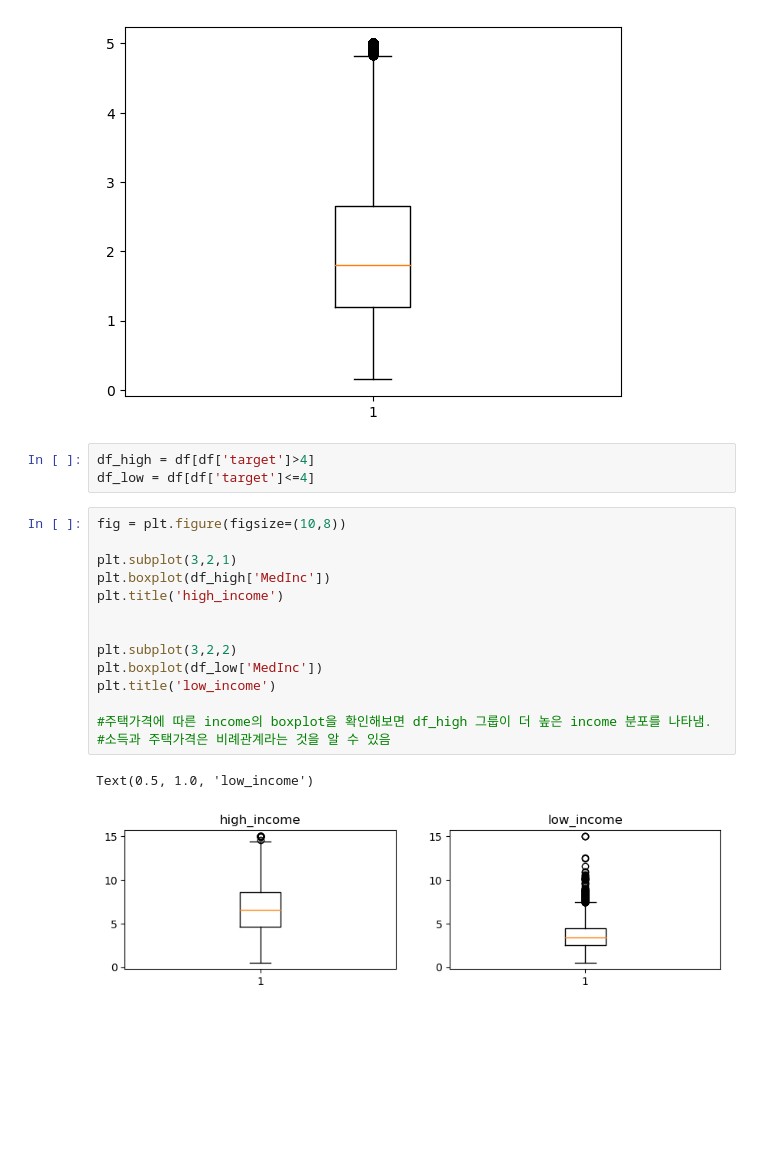
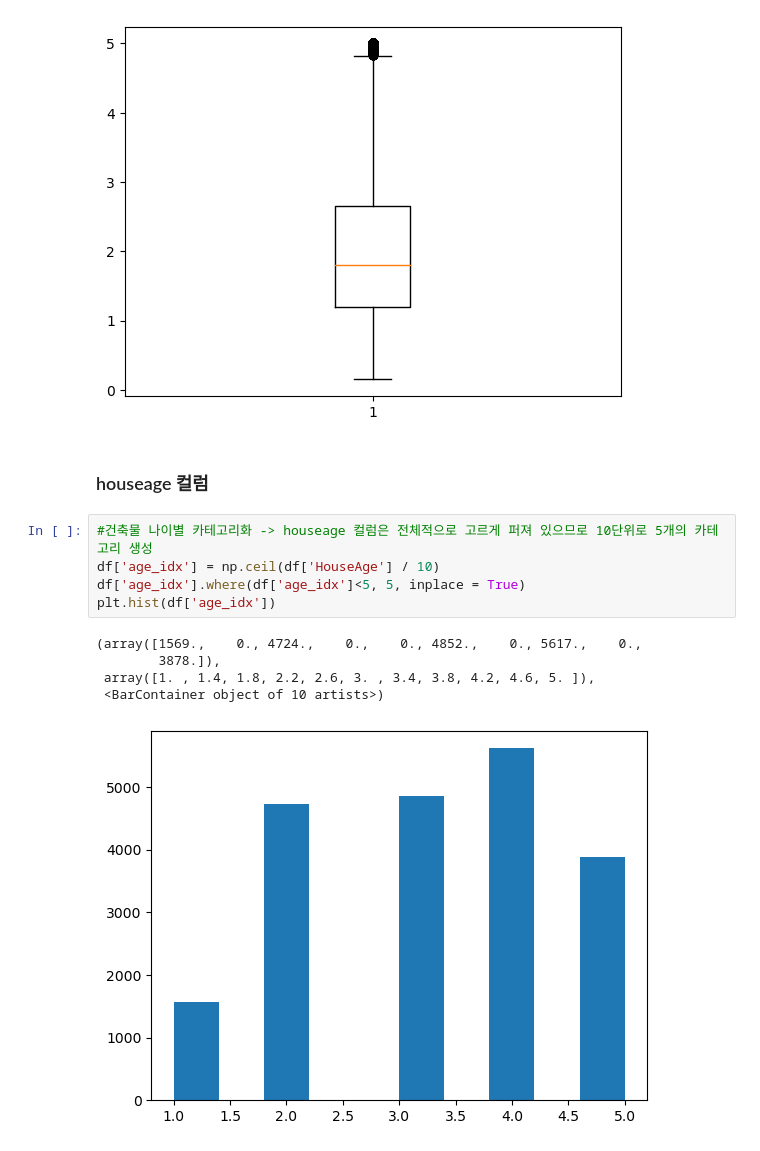
Before and after one commit to chaeeunJJ/dataJ, a Jupyter notebook: 필수1_정채은01_1008.ipynb, the cells around one changed output. Cells and saved outputs as stored; diff of their text form; blank space fills up the shorter version.

```diff
--- a/필수1_정채은01_1008.ipynb
+++ b/필수1_정채은01_1008.ipynb
@@ -119,23 +154,16 @@ plt.boxplot(df['target'])
  'fliers': [<matplotlib.lines.Line2D at 0x...>],
  'means': []}
 [figure]
-# %%
-df_high = df[df['target']>4]
-df_low = df[df['target']<=4]
-# %%
-fig = plt.figure(figsize=(10,8))
-
-plt.subplot(3,2,1)
-plt.boxplot(df_high['MedInc'])
-plt.title('high_income')
-
-
-plt.subplot(3,2,2)
-plt.boxplot(df_low['MedInc'])
-plt.title('low_income')
-
-#주택가격에 따른 income의 boxplot을 확인해보면 df_high 그룹이 더 높은 income 분포를 나타냄.
-#소득과 주택가격은 비례관계라는 것을 알 수 있음
-# %% [output]
-Text(0.5, 1.0, 'low_income')
-[figure, removed]
+# %% [markdown]
+### houseage 컬럼
+# %%
+#건축물 나이별 카테고리화 -> houseage 컬럼은 전체적으로 고르게 퍼져 있으므로 10단위로 5개의 카테고리 생성
+df['age_idx'] = np.ceil(df['HouseAge'] / 10)
+df['age_idx'].where(df['age_idx']<5, 5, inplace = True)
+plt.hist(df['age_idx'])
+# %% [output]
+(array([1569.,    0., 4724.,    0.,    0., 4852.,    0., 5617.,    0.,
+        3878.]),
+ array([1. , 1.4, 1.8, 2.2, 2.6, 3. , 3.4, 3.8, 4.2, 4.6, 5. ]),
+ <BarContainer object of 10 artists>)
+[figure, added]
```
Also changed, not shown: parts of 30 cells of this notebook.
